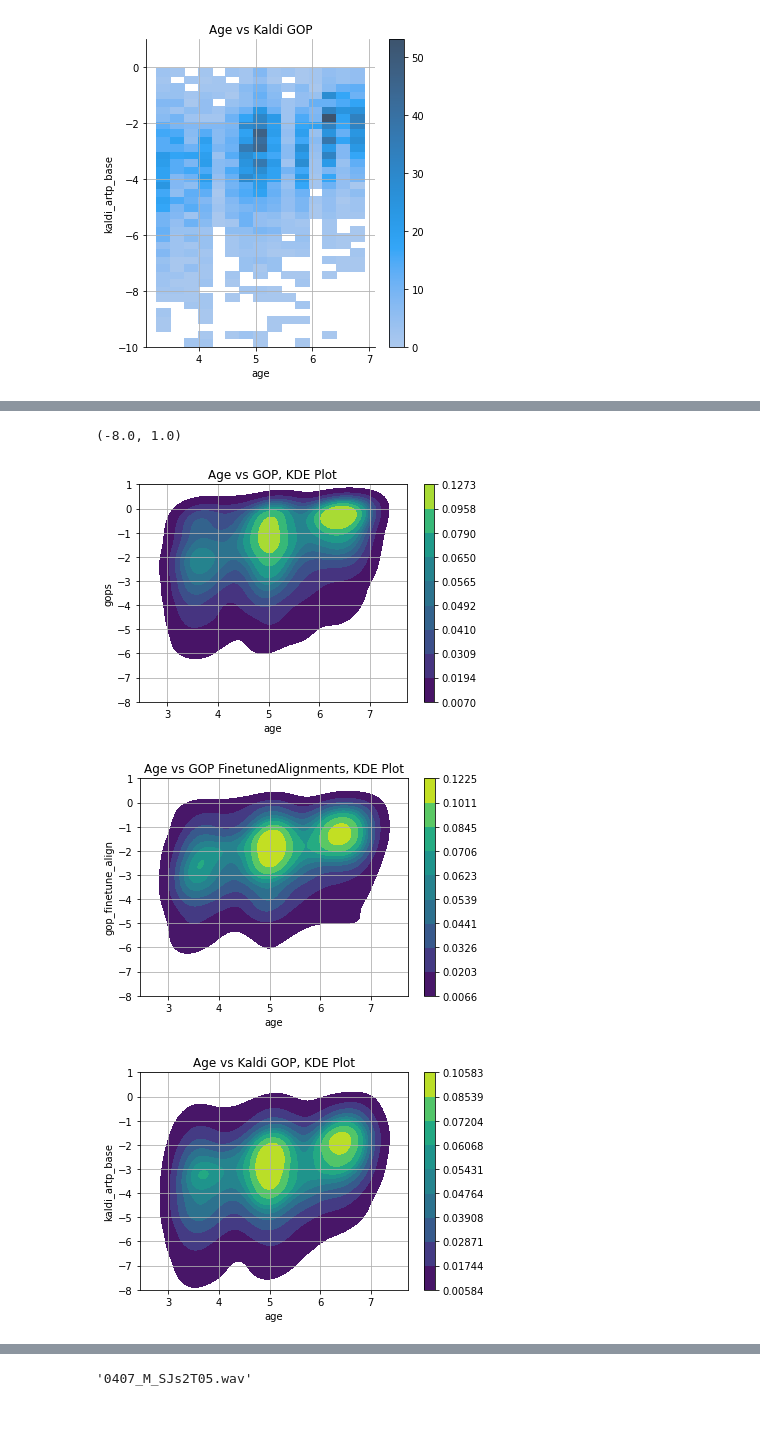
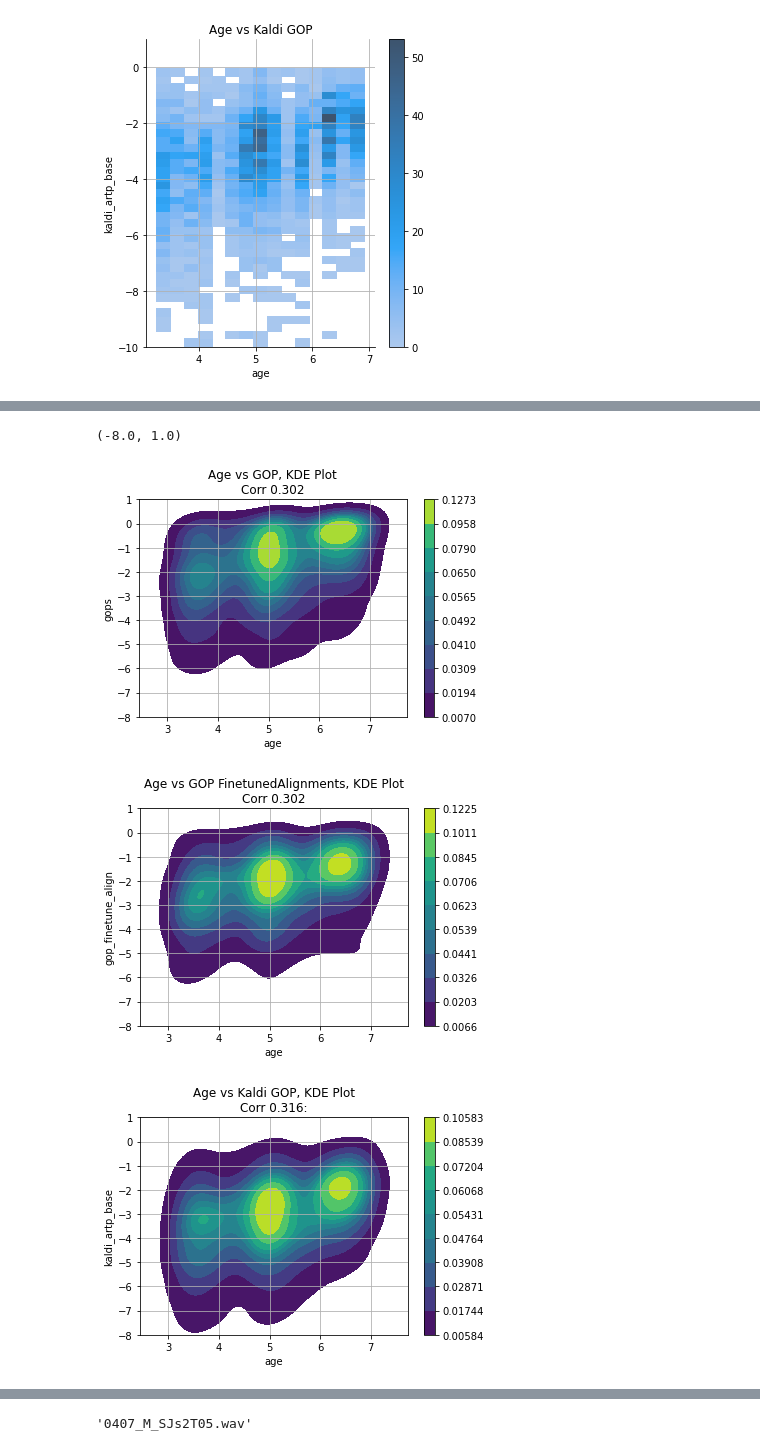
Before and after one commit to pkadambi/charsiu, a Jupyter notebook: child_speech_artp_results_plotting.ipynb, the cells around one changed output, grey strips where cells are left out. Cells and saved outputs as stored; diff of their text form; code cells hidden in the pictures; blank space fills up the shorter version.

```diff
--- a/child_speech_artp_results_plotting.ipynb
+++ b/child_speech_artp_results_plotting.ipynb
@@ -58,6 +58,9 @@ for filename in audio_files:
 # from gop_helper_fns import *
 artps = []
 artps_phonewise = []
+dct = {'filename': [], 'speaker': [], 'transcript': [], 'PLLR': []}
+# dct['filename':audiofname, 'speaker': speaker_dir, 'transcript': _transcript: 'PLLR': _artp]
+
 for ii, tgfilepath in enumerate(tqdm.tqdm(manual_textgrid_files)):
     audiofname = tgfilepath.split('/')[-1][:-8] + 'wav'
     speaker_dir = tgfilepath.split('/')[-2]
@@ -65,9 +68,13 @@ for ii, tgfilepath in enumerate(tqdm.tqdm(manual_textgrid_files)):
     _transcript = transcripts[audio_path]
     try:
     #pd.DataFrame(charsiu.align(audio=audio_path,text=_transcript)[0])
-        _artp, _artp_phonewise = calculate_GOP_e2e(audio_filepath=audio_path, transcript=_transcript)
+        _artp, _artp_phonewise = calculate_GOP_e2e(audio=audio_path, transcript=_transcript)
         artps.append(_artp)
         artps_phonewise.append(_artp_phonewise)
+        dct['filename'].append(audiofname)
+        dct['speaker'].append(speaker_dir)
+        dct['transcript'].append(_transcript)
+        dct['PLLR'].append(_artp)
     except:
-        print('Exception for \t', audio_path)
+    # print('Exception for \t', audio_path)
         artps.append(np.nan)
@@ -97,4 +129,12 @@ for ii, tgfilepath in enumerate(tqdm.tqdm(manual_textgrid_files)):
     except:
         print('Exception for \t:', audio_path)
         kaldi_artp_base.append(np.nan)
+# %%
+artps_ = []
+
+for ap in artps:
+    if type(ap)==float:
+        artps_.append(0)
+    else:
+        artps_.append(ap['GOP'].values.mean())
 # %%
@@ -175,3 +215,9 @@ for ii, tgfilepath in enumerate(tqdm.tqdm(manual_textgrid_files)):
         artps_finetune_align.append(np.nan)
 # %% [output]
 Exception for    /home/prad/datasets/ChildSpeechDataset/child_speech_16_khz/0411_M_LM/0411_M_LMwT32.wav
+# %%
+artp_df = pd.read_csv('./child_speech_gops.csv')
+# %%
+artp_df['gop']
+artps_finetune_align = artp_df['gop_finetune_align']
+artp_df['kaldi_artp_base']
@@ -260,23 +341,29 @@ plt.grid()
 # %%
+import matplotlib.pyplot as plt
+import seaborn as sns
 plt.figure()
 sns.kdeplot(x=artp_df["age"], y=artp_df["gops"], fill=True, cmap='viridis', cbar=True)
-plt.title('Age vs GOP, KDE Plot')
+corrval = artp_df['age'].corr(artp_df['gops'])
+plt.title('Age vs GOP, KDE Plot\nCorr %.3f' % corrval)
 plt.grid()
 plt.ylim([-8, 1])
 
 plt.figure()
 sns.kdeplot(x=artp_df["age"], y=artp_df["gop_finetune_align"], fill=True, cmap='viridis', cbar=True)
-plt.title('Age vs GOP FinetunedAlignments, KDE Plot')
+corrval = artp_df['age'].corr(artp_df['gop_finetune_align'])
+plt.title('Age vs GOP FinetunedAlignments, KDE Plot\nCorr %.3f' % corrval)
+# plt.title('Age vs Kaldi GOP, KDE Plot\nCorr %.2f:')
 plt.grid()
 plt.ylim([-8, 1])
 
 plt.figure()
 sns.kdeplot(x=artp_df["age"], y=artp_df["kaldi_artp_base"], fill=True, cmap='viridis', cbar=True)
-plt.title('Age vs Kaldi GOP, KDE Plot')
+corrval = artp_df['age'].corr(artp_df['kaldi_artp_base'])
+plt.title('Age vs Kaldi GOP, KDE Plot\nCorr %.3f:' % corrval)
 plt.grid()
 plt.ylim([-8, 1])
 # %% [output]
 (-8.0, 1.0)
-[figure, old version]
+[figure, new version]
-[figure, old version]
+[figure, new version]
-[figure, old version]
+[figure, new version]
```
Also changed, not shown: parts of 16 cells of this notebook, 8 other files.
